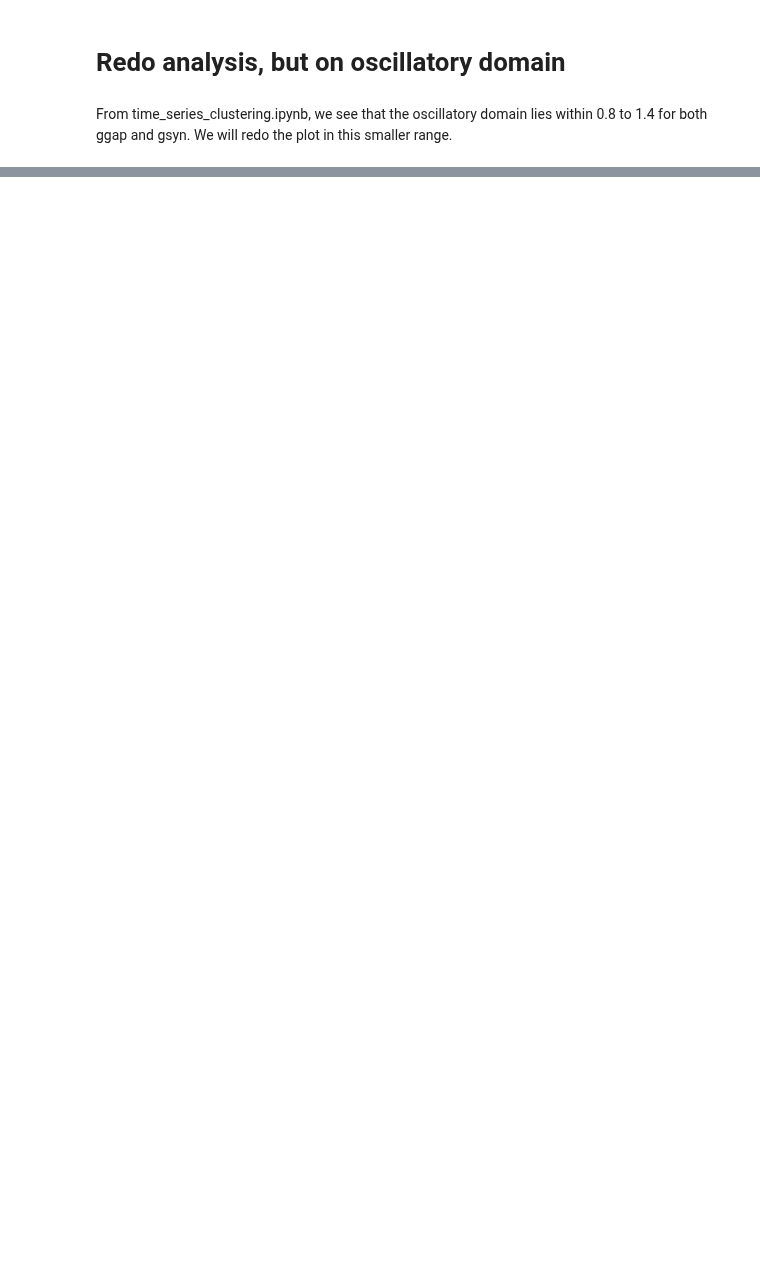
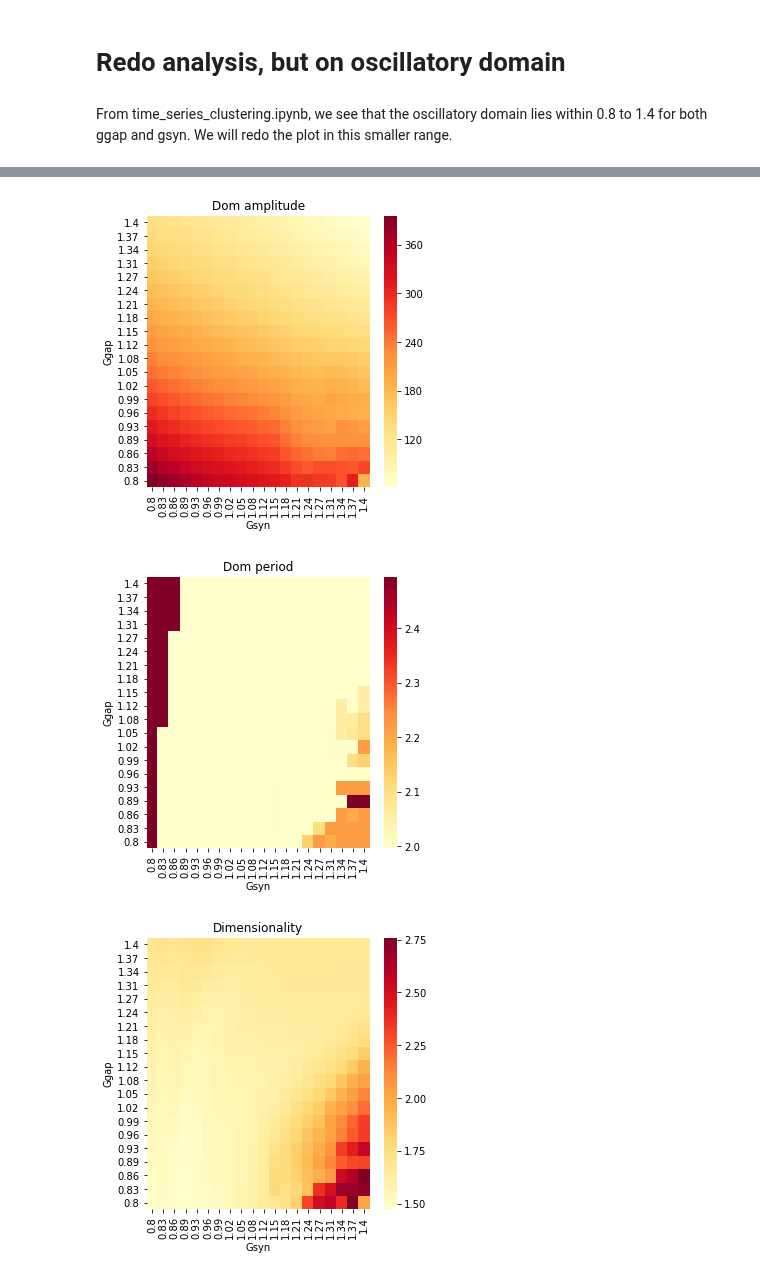
Before and after one commit to sjonany/c-elegans-interactome-analysis, a Jupyter notebook: all_at_a_time.ipynb, the cells around one changed output, grey strips where cells are left out. Cells and saved outputs as stored; diff of their text form; code cells hidden in the pictures; blank space fills up the shorter version.

```diff
--- a/all_at_a_time.ipynb
+++ b/all_at_a_time.ipynb
@@ -99,3 +118,10 @@ ax.invert_yaxis()
 # Redo analysis, but on oscillatory domain
 # %% [markdown]
 From time_series_clustering.ipynb, we see that the oscillatory domain lies within 0.8 to 1.4 for both ggap and gsyn. We will redo the plot in this smaller range.
+# %%
+ggap_vals, gsyn_vals, dom_amplitude_vals, dom_period_vals, dimensionality_vals = generate_data(
+  ggap_lo = 0.8,
+  ggap_hi = 1.4,
+  gsyn_lo = 0.8,
+  gsyn_hi = 1.4,
+  num_points = 20)
@@ -101,0 +146,6 @@ From time_series_clustering.ipynb, we see that the oscillatory domain lies withi
+# %%
+plot_all_heatmaps(ggap_vals, gsyn_vals, dom_amplitude_vals, dom_period_vals, dimensionality_vals)
+# %% [output]
+[figure, added]
+[figure, added]
+[figure, added]
```
Also changed, not shown: parts of 3 cells of this notebook.
